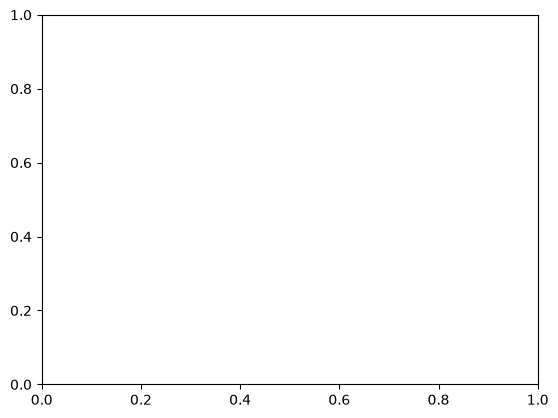
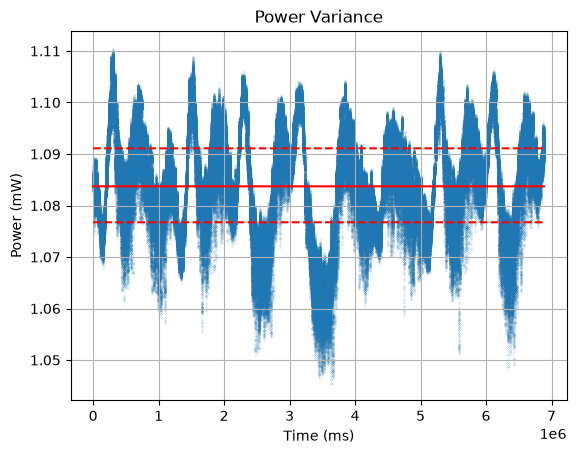
Code edit (unified diff) that turned the first committed figure into the second:
--- before
+++ after
@@ -1,7 +1,11 @@
 df_err = pd.read_csv('data/rlaser_error.csv')
-
-plt.scatter(df_err['num'], df_err['data'],s=2)
-plt.title('Power Varriance')
+df_err['data'] = df_err['data'].astype(str).str.replace(',', '').astype(float)
+plt.scatter(df_err['num'], df_err['data'], s=.005)
+plt.plot(df_err['num'], df_err['avg'], color='red')
+plt.plot(df_err['num'], df_err['q1'], color='red', linestyle='--')
+plt.plot(df_err['num'], df_err['q3'], color='red', linestyle='--')
+plt.title('Power Variance')
 plt.ylabel('Power (mW)')
+plt.xlabel('Time (ms)')
 plt.grid(True)
 

Commit: Implement code changes to enhance functionality and improve performance